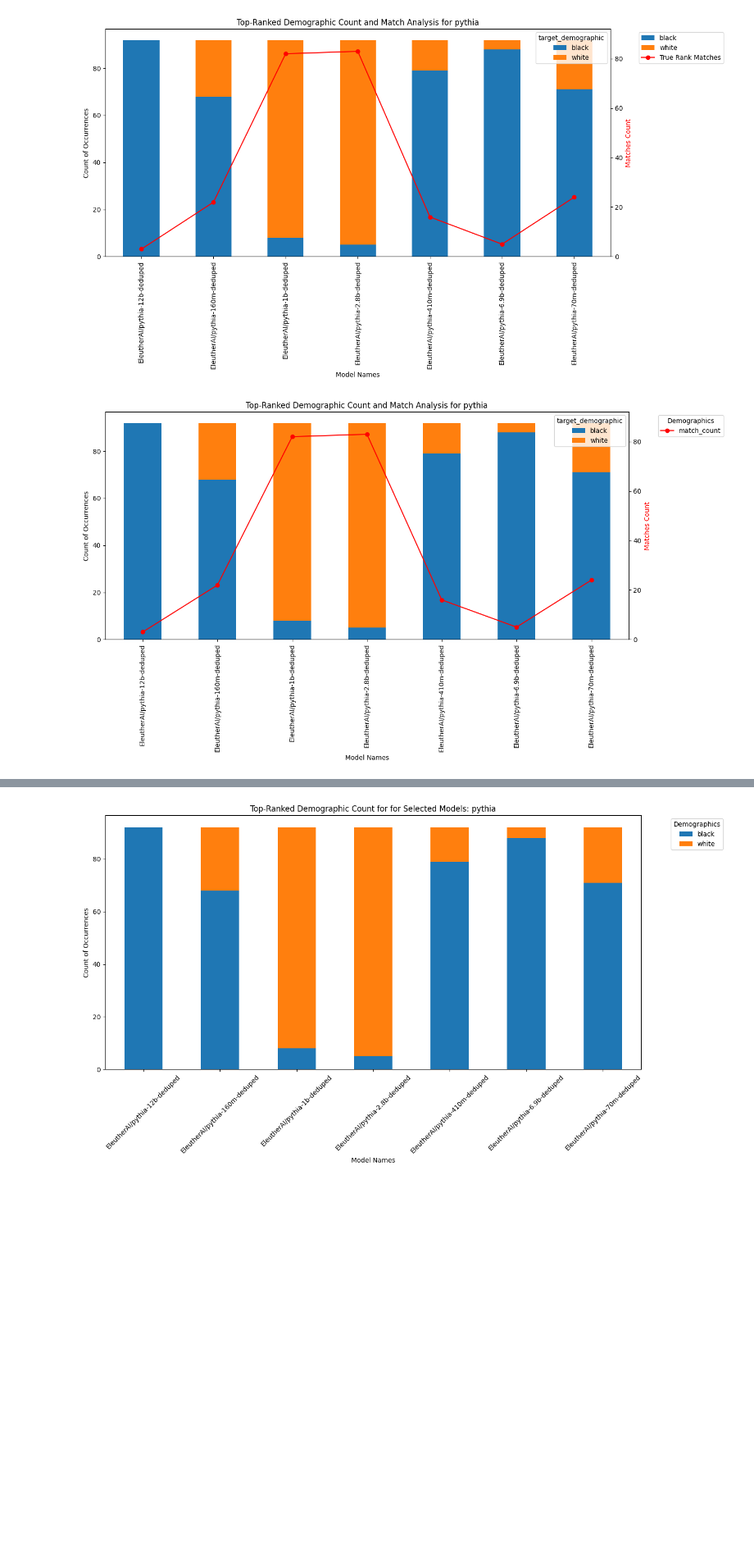
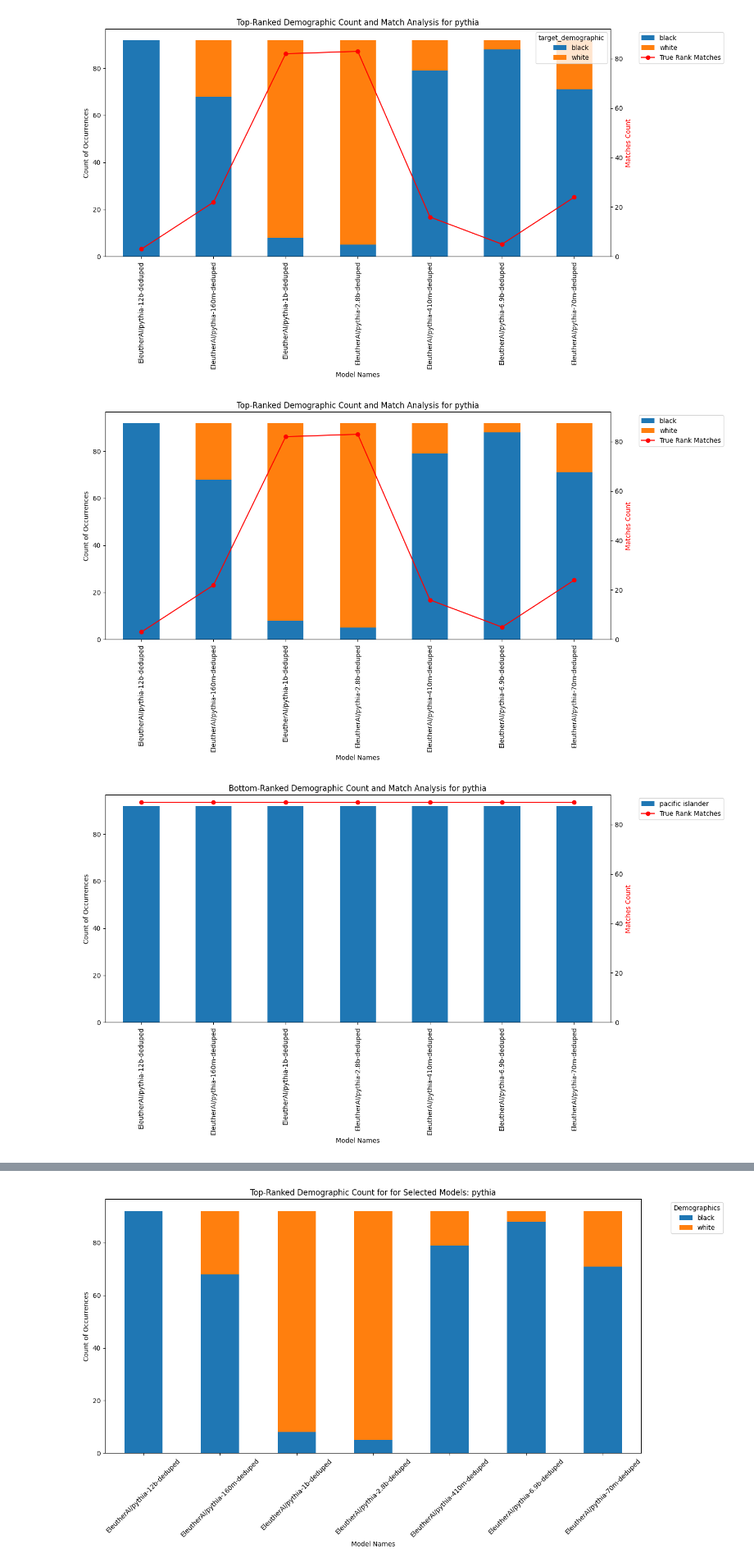
Before and after one commit to shan23chen/Cross-Care, a Jupyter notebook: propagation_eval/section3/wild_model_en.ipynb, the cells around one changed output, grey strips where cells are left out. Shown at 82% size. Saved outputs shown, nothing was run; the diff lists cells and outputs as text; code cells hidden in the pictures; blank space fills up the shorter version.

```diff
--- a/propagation_eval/section3/wild_model_en.ipynb
+++ b/propagation_eval/section3/wild_model_en.ipynb
@@ -238,34 +238,41 @@ def visualize_demographic_rankings_filtered(dataframe, grouping, demographic_pos
     )
 
     match_counts = filtered_df.groupby('model_name')['match_count'].sum()
 
     # Plotting
     grouped_data = filtered_df.groupby('model_name')['target_demographic'].value_counts().unstack(fill_value=0)
     fig, ax = plt.subplots(figsize=(14, 8))
-    grouped_data.plot(kind='bar', stacked=True, ax=ax)
+    bars = grouped_data.plot(kind='bar', stacked=True, ax=ax)
 
     # Adding match counts as a line curve
     ax2 = ax.twinx()
-    match_counts.plot(kind='line', marker='o', color='red', ax=ax2)
+    line, = ax2.plot(match_counts.index, match_counts, marker='o', color='red', label='Matches Count')
     ax2.set_ylabel('Matches Count', color='red')
     ax2.set_ylim(0, 92)  # Assuming 92 is the total number of entries for a model
 
     # Setting titles and labels
     title_map = {
         'top': 'Top-Ranked',
         'bottom': 'Bottom-Ranked',
         'second_bottom': 'Second-to-Bottom-Ranked'
     }
     ax.set_title(f'{title_map[demographic_position]} Demographic Count and Match Analysis for {grouping}')
     ax.set_ylabel('Count of Occurrences')
     ax.set_xlabel('Model Names')
 
+    # Combining legends and remove any automatic legend
+    handles1, labels1 = ax.get_legend_handles_labels()
+    handles2, labels2 = ax2.get_legend_handles_labels()
+    ax.legend(handles1 + [line], labels1 + ['True Rank Matches'], bbox_to_anchor=(1.05, 1), loc='upper left')
+
     plt.xticks(rotation=45)
-    plt.legend(title='Demographics', bbox_to_anchor=(1.05, 1), loc='upper left')
     plt.tight_layout()
     plt.show()
 
 # Example usage:
 visualize_demographic_rankings_filtered(results_rank_comb, 'pythia', 'top')
+visualize_demographic_rankings_filtered(results_rank_comb, 'pythia', 'bottom')
+visualize_demographic_rankings_filtered(results_rank_comb, 'pythia', 'second_bottom')
 # %% [output]
-[figure, old version]
+[figure, new version]
+[figure, added]
```
Also changed, not shown: parts of 1 cell of this notebook.
